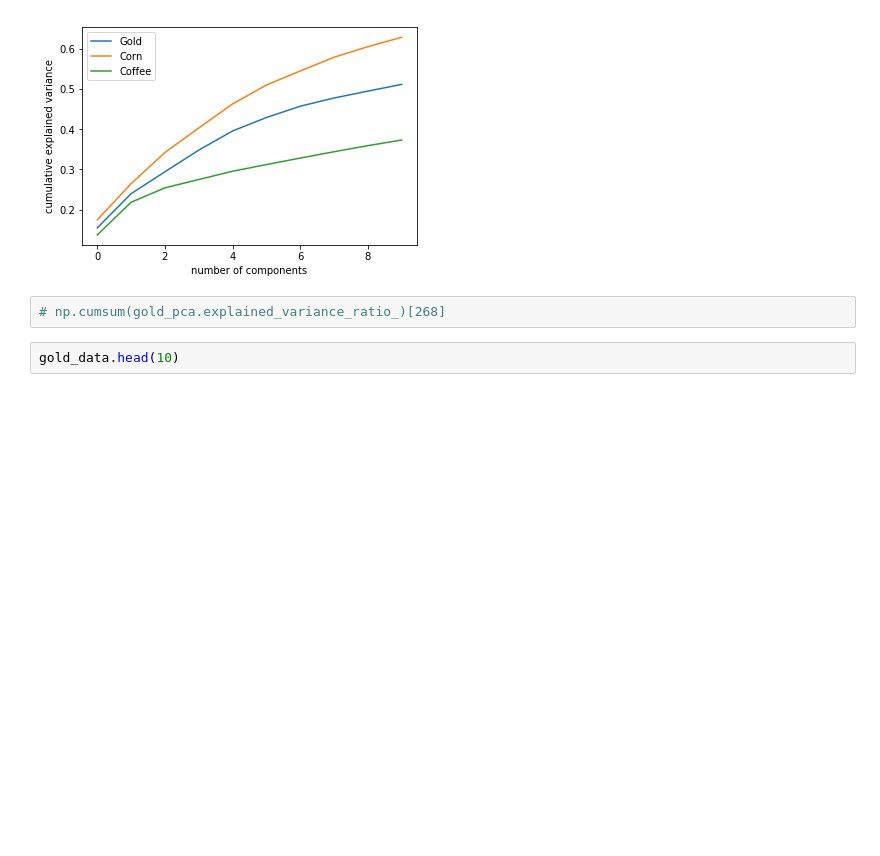
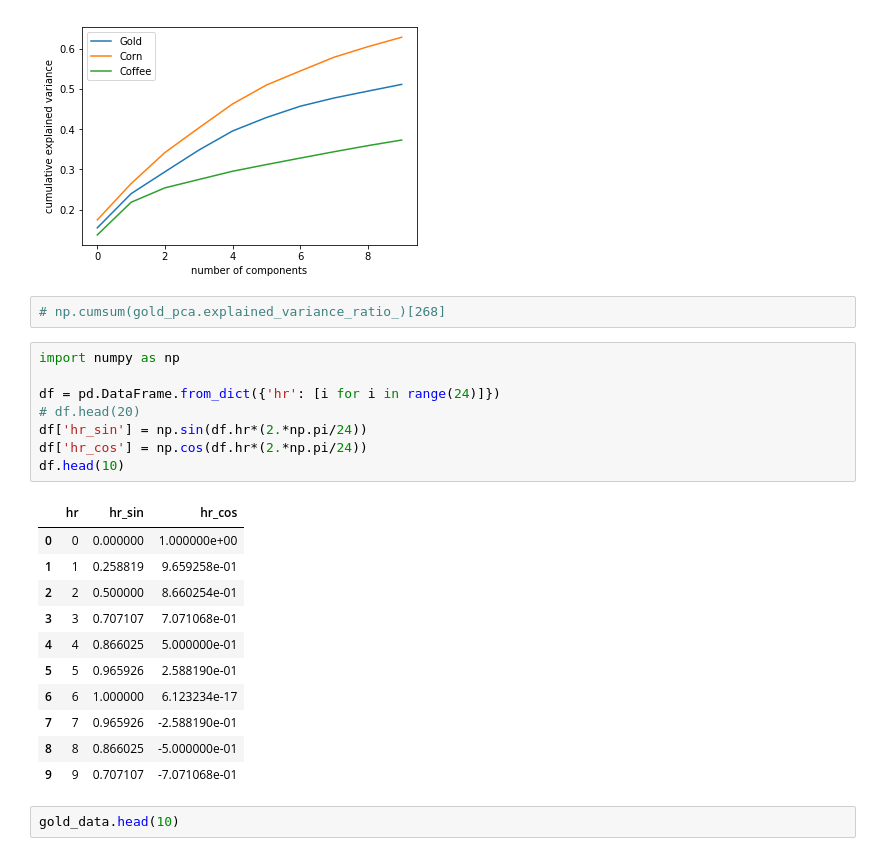
Before and after one commit to IzidoroBaltazar/MachineLearningEngineer, a Jupyter notebook: capstone_project/trading_project.ipynb, the cells around one changed output. Drawn from its saved outputs; the diff is of its cells as text; blank space fills up the shorter version.

```diff
--- a/capstone_project/trading_project.ipynb
+++ b/capstone_project/trading_project.ipynb
@@ -566,6 +560,26 @@ plt.show()
 [figure]
 # %%
 # np.cumsum(gold_pca.explained_variance_ratio_)[268]
+# %%
+import numpy as np
+
+df = pd.DataFrame.from_dict({'hr': [i for i in range(24)]})
+# df.head(20)
+df['hr_sin'] = np.sin(df.hr*(2.*np.pi/24))
+df['hr_cos'] = np.cos(df.hr*(2.*np.pi/24))
+df.head(10)
+# %% [output]
+|  | hr | hr_sin | hr_cos |
+| 0 | 0 | 0.000000 | 1.000000e+00 |
+| 1 | 1 | 0.258819 | 9.659258e-01 |
+| 2 | 2 | 0.500000 | 8.660254e-01 |
+| 3 | 3 | 0.707107 | 7.071068e-01 |
+| 4 | 4 | 0.866025 | 5.000000e-01 |
+| 5 | 5 | 0.965926 | 2.588190e-01 |
+| 6 | 6 | 1.000000 | 6.123234e-17 |
+| 7 | 7 | 0.965926 | -2.588190e-01 |
+| 8 | 8 | 0.866025 | -5.000000e-01 |
+| 9 | 9 | 0.707107 | -7.071068e-01 |
 # %%
 gold_data.head(10)
 # %% [output]
```
Also changed, not shown: parts of 27 cells of this notebook.
